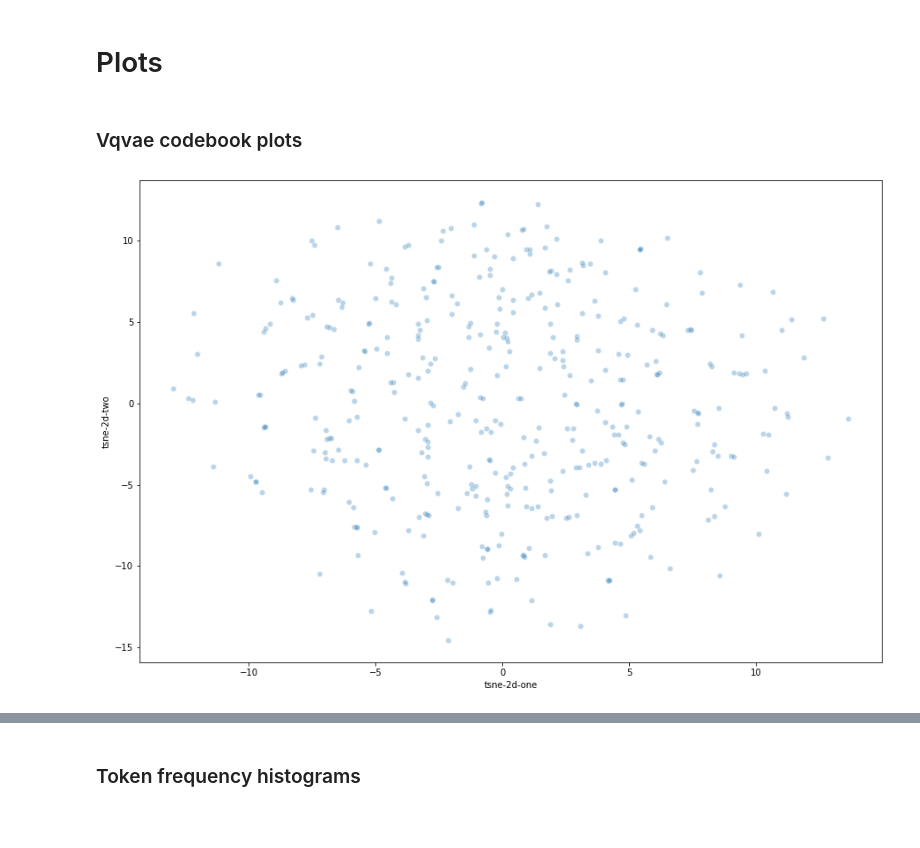
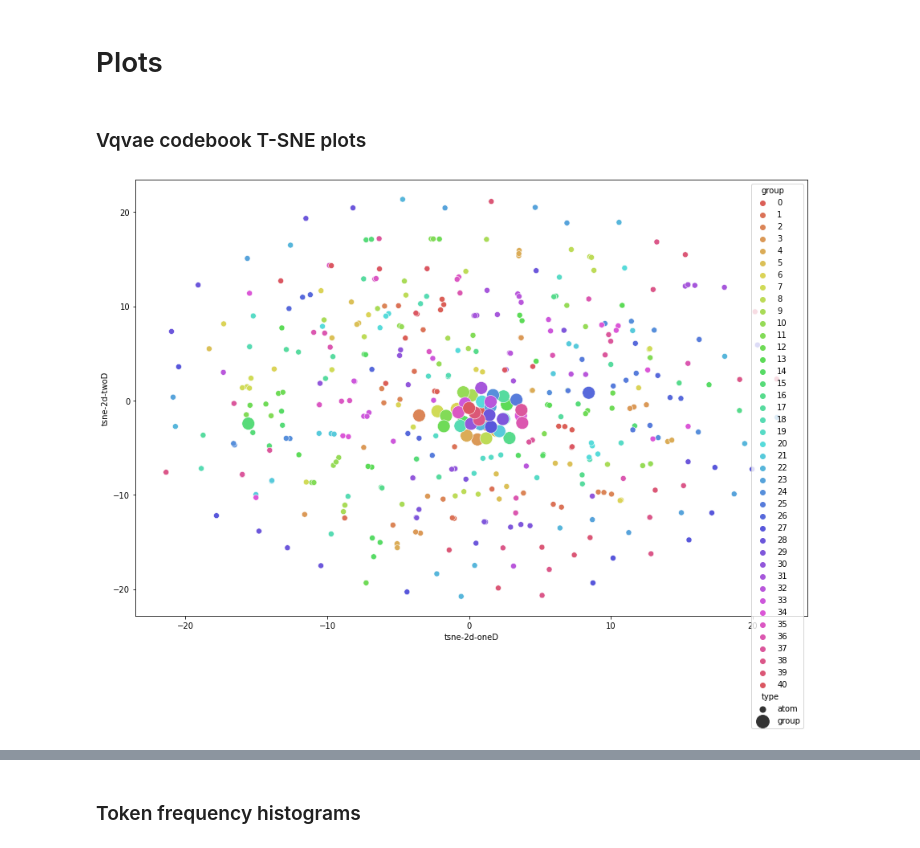
Before and after one commit to jonojace/GlobalLatentEmbedding, a Jupyter notebook: notebooks/analyse_vqvae_tokens.ipynb, the cells around one changed output, grey strips where cells are left out. Drawn from its saved outputs; the diff is of its cells as text; code cells hidden in the pictures; blank space fills up the shorter version.

Commit message:
added more plots with correct groups

```diff
--- a/notebooks/analyse_vqvae_tokens.ipynb
+++ b/notebooks/analyse_vqvae_tokens.ipynb
@@ -57,46 +117,35 @@ Finished processing 11653 vqvae token files
 # %% [markdown]
 # Plots
 # %% [markdown]
-### Vqvae codebook plots
+### Vqvae codebook T-SNE plots
-# %%
-# load embeddings matrix from disk
-embeddings0 = torch.load('/Users/jonojace/GLE_samples/vqvae_group.43.upconv/embeddings/vqvae_codebook.pt', map_location='cpu')
-embeddings0 = embeddings0.squeeze().numpy()
-N_atoms = embeddings0.shape[0]
-
-# create pandas dataframe from numpy array
-d = {
-    'atom': range(N_atoms),
-    'embedding':[embeddings0[i] for i in range(N_atoms)]
-}
-df = pd.DataFrame(data=d)
-df.loc[:,"embedding"]
-len(atom2group)
-# [atom2group[atom] for atom in range(N_atoms)]
-
-# fit T-SNE
-tsne = TSNE(n_components=2, verbose=False, perplexity=40, n_iter=300)
-tsne_results = tsne.fit_transform(embeddings0)
-
-# plot T-SNE
-df['tsne-2d-one'] = tsne_results[:,0]
-df['tsne-2d-two'] = tsne_results[:,1]
-plt.figure(figsize=(15,10))
-sns.scatterplot(
-    x="tsne-2d-one", y="tsne-2d-two",
-#     hue="group",
-    palette=sns.color_palette("hls", 410),
-    data=df,
-    legend="full",
-    alpha=0.3
-)
-plt.show()
-
-
-# get groups
-
-# colour atoms from same group as same color
-
-# also plot average of each group of atoms
-# %% [output]
-[figure, removed]
+# %%
+###############################################################
+# fit T-SNE (with atom embeddings AND the group centres)
+tsne = TSNE(n_components=2, verbose=False, perplexity=40, n_iter=300)
+all_embeddings = df.loc[:,'embedding_dim1':f'embedding_dim{embedding_dim}']  # including centres
+tsne_results = tsne.fit_transform(all_embeddings)
+
+###############################################################
+# assign T-SNE coords to their relevant dataframes
+df['tsne-2d-oneD'] = tsne_results[:,0]
+df['tsne-2d-twoD'] = tsne_results[:,1]
+
+############################
+# plot T-SNE for all atoms and all groups
+scatter_plot_figsize = (15,10)
+plt.figure(figsize=scatter_plot_figsize)
+
+#TODO investigate how come sometimes when you fit T-SNE, some group centres are thrown way off from the rest???, sometimes they are not....
+
+sns.scatterplot(
+    x="tsne-2d-oneD", y="tsne-2d-twoD",
+    hue="group",
+    palette=sns.color_palette("hls", 41),
+    data=df,
+    alpha=1,
+    size='type',
+    sizes=(250, 50)
+)
+plt.show()
+# %% [output]
+[figure, added]
```
Also changed, not shown: parts of 13 cells of this notebook.
